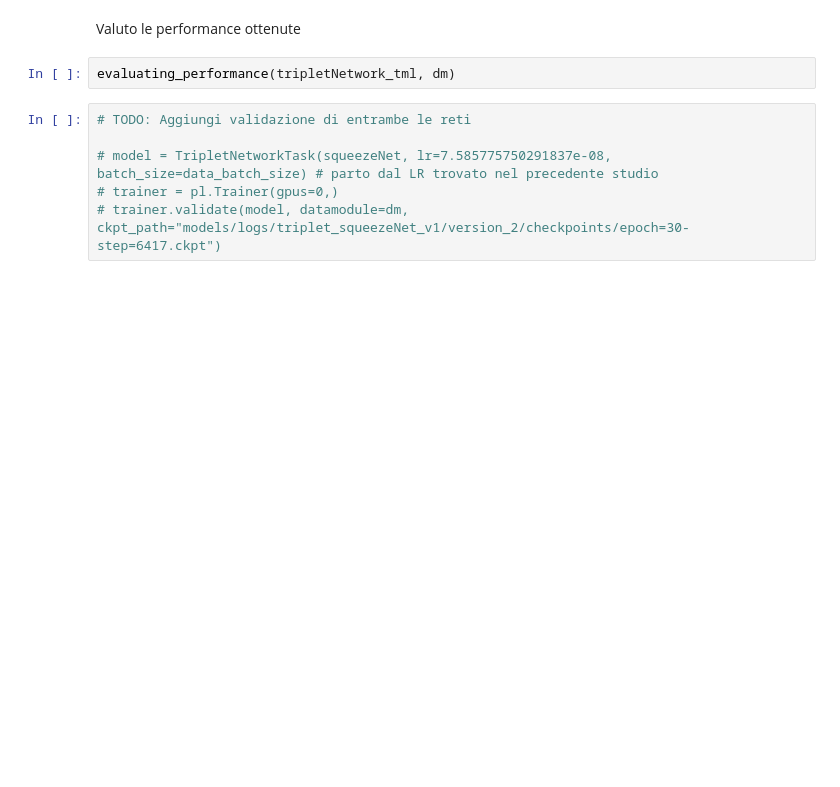
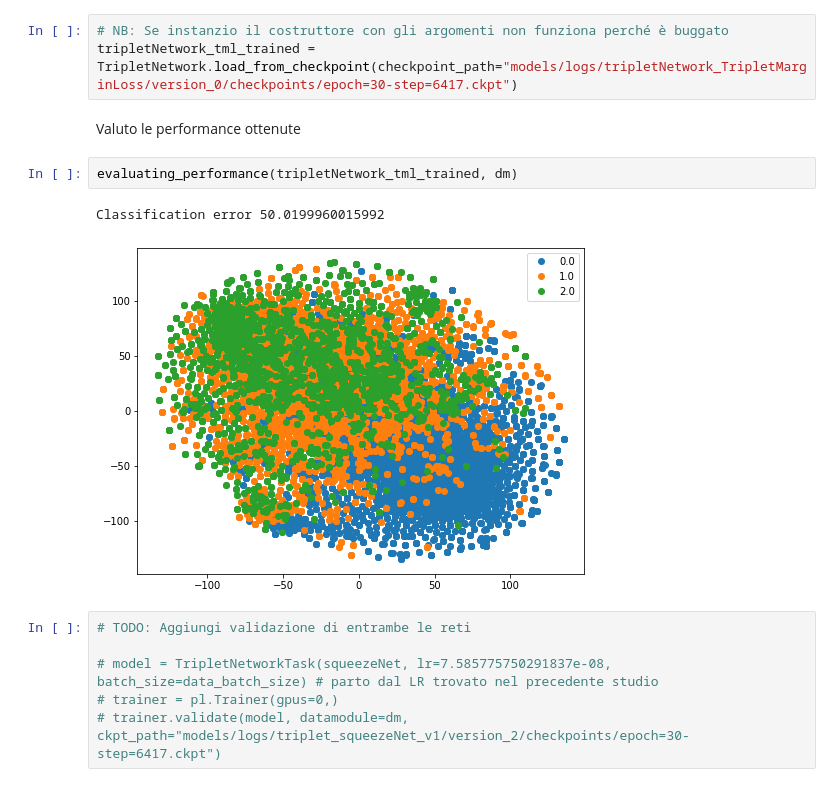
Before and after one commit to khalld/deep-learning, a Jupyter notebook: main.ipynb, the cells around one changed output. Cells and saved outputs as stored; diff of their text form; blank space fills up the shorter version.

```diff
--- a/main.ipynb
+++ b/main.ipynb
@@ -137,7 +138,13 @@ Missing logger folder: models/logs/tripletNetwork_TripletMarginLoss
+# %%
+# NB: Se instanzio il costruttore con gli argomenti non funziona perché è buggato
+tripletNetwork_tml_trained = TripletNetwork.load_from_checkpoint(checkpoint_path="models/logs/tripletNetwork_TripletMarginLoss/version_0/checkpoints/epoch=30-step=6417.ckpt")
 # %% [markdown]
 Valuto le performance ottenute
 # %%
-evaluating_performance(tripletNetwork_tml, dm)
+evaluating_performance(tripletNetwork_tml_trained, dm)
+# %% [output]
+Classification error 50.0199960015992
+[figure, added]
 # %%
 # TODO: Aggiungi validazione di entrambe le reti
 
```
Also changed, not shown: parts of 1 cell of this notebook, 1 other file.
